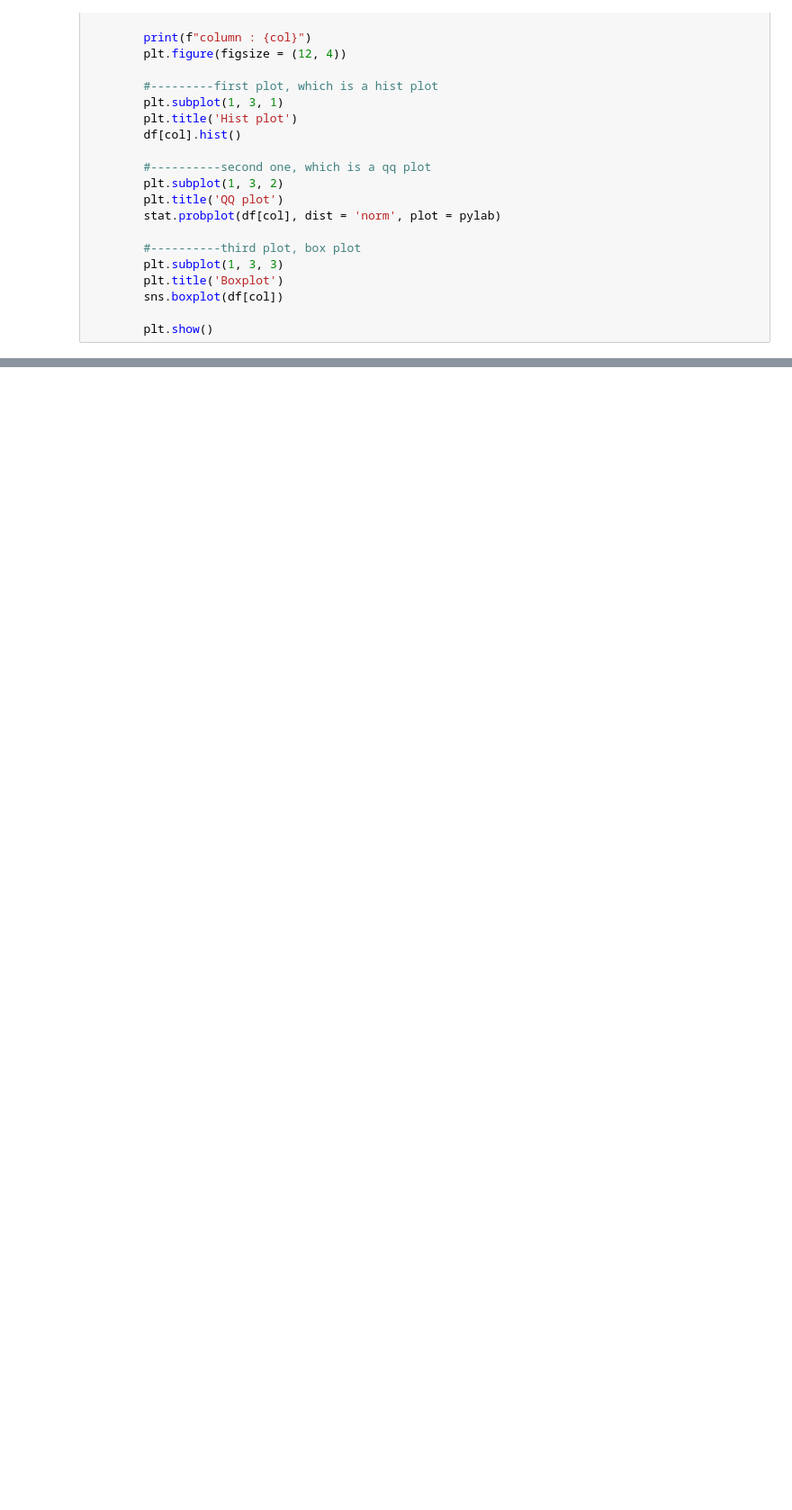
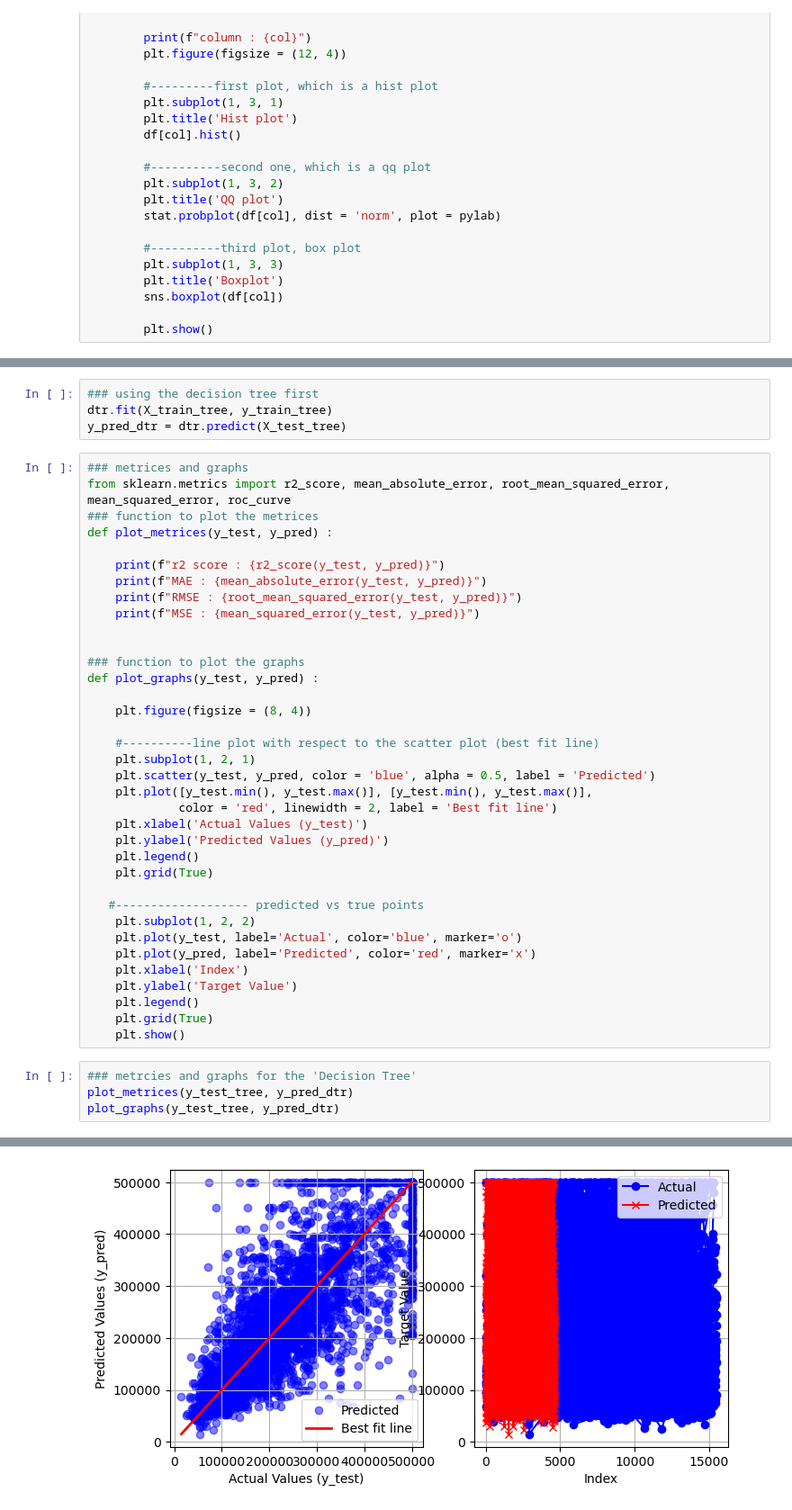
Before and after one commit to utsav87589/California-Housing, a Jupyter notebook: revision/supervised_23_4.ipynb, the cells around one changed output, grey strips where cells are left out. Shown at 90% size. Drawn from its saved outputs; the diff is of its cells as text; blank space fills up the shorter version.

```diff
--- a/revision/supervised_23_4.ipynb
+++ b/revision/supervised_23_4.ipynb
@@ -295,0 +331,45 @@ column : population
+# %%
+### using the decision tree first
+dtr.fit(X_train_tree, y_train_tree)
+y_pred_dtr = dtr.predict(X_test_tree)
+# %%
+### metrices and graphs
+from sklearn.metrics import r2_score, mean_absolute_error, root_mean_squared_error, mean_squared_error, roc_curve
+### function to plot the metrices
+def plot_metrices(y_test, y_pred) :
+
+    print(f"r2 score : {r2_score(y_test, y_pred)}")
+    print(f"MAE : {mean_absolute_error(y_test, y_pred)}")
+    print(f"RMSE : {root_mean_squared_error(y_test, y_pred)}")
+    print(f"MSE : {mean_squared_error(y_test, y_pred)}")
+
+
+### function to plot the graphs
+def plot_graphs(y_test, y_pred) :
+
+    plt.figure(figsize = (8, 4))
+
+    #----------line plot with respect to the scatter plot (best fit line)
+    plt.subplot(1, 2, 1)
+    plt.scatter(y_test, y_pred, color = 'blue', alpha = 0.5, label = 'Predicted')
+    plt.plot([y_test.min(), y_test.max()], [y_test.min(), y_test.max()],
+             color = 'red', linewidth = 2, label = 'Best fit line')
+    plt.xlabel('Actual Values (y_test)')
+    plt.ylabel('Predicted Values (y_pred)')
+    plt.legend()
+    plt.grid(True)
+
+   #------------------- predicted vs true points
+    plt.subplot(1, 2, 2)
+    plt.plot(y_test, label='Actual', color='blue', marker='o')
+    plt.plot(y_pred, label='Predicted', color='red', marker='x')
+    plt.xlabel('Index')
+    plt.ylabel('Target Value')
+    plt.legend()
+    plt.grid(True)
+    plt.show()
+# %%
+### metrcies and graphs for the 'Decision Tree'
+plot_metrices(y_test_tree, y_pred_dtr)
+plot_graphs(y_test_tree, y_pred_dtr)
+# %% [output]
@@ -295,0 +380 @@ column : population
+[figure, added]
```
Also changed, not shown: parts of 24 cells of this notebook.
